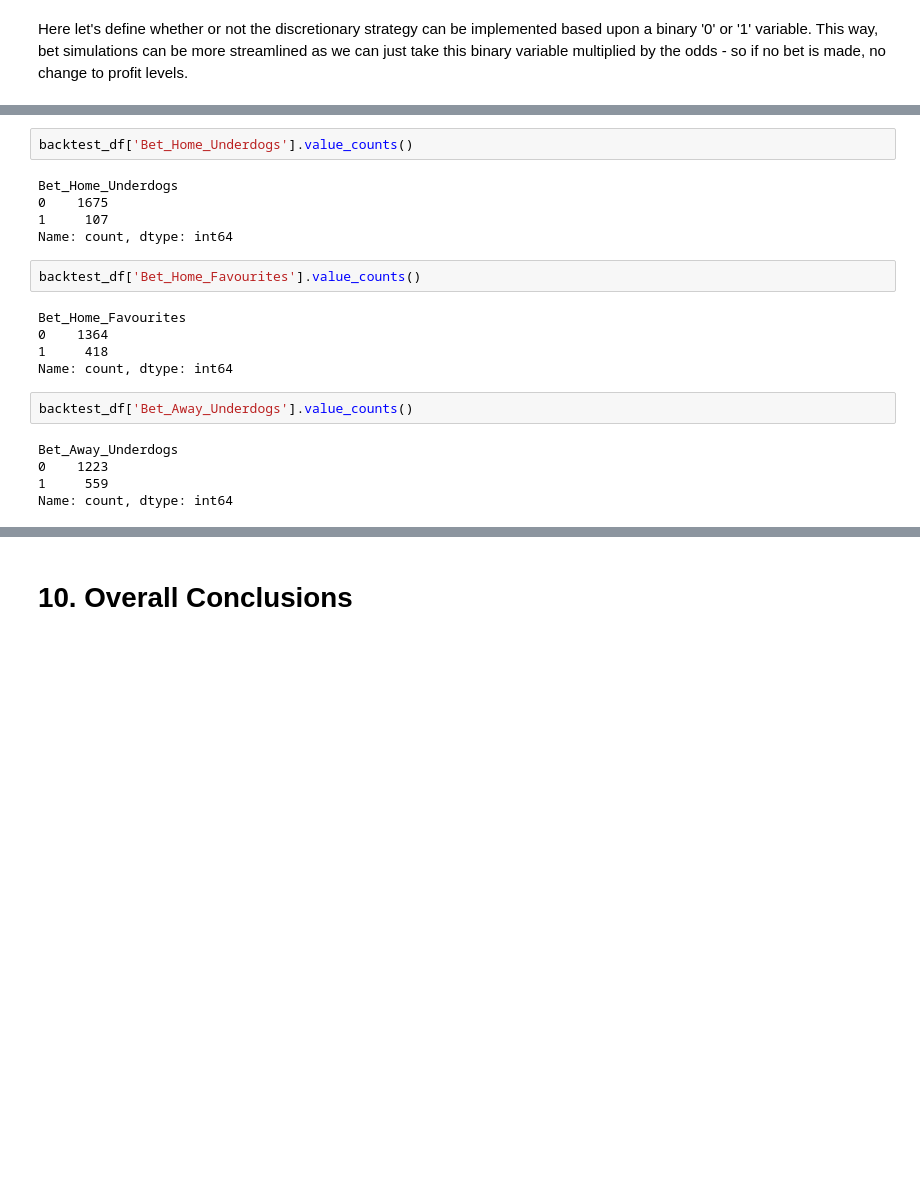
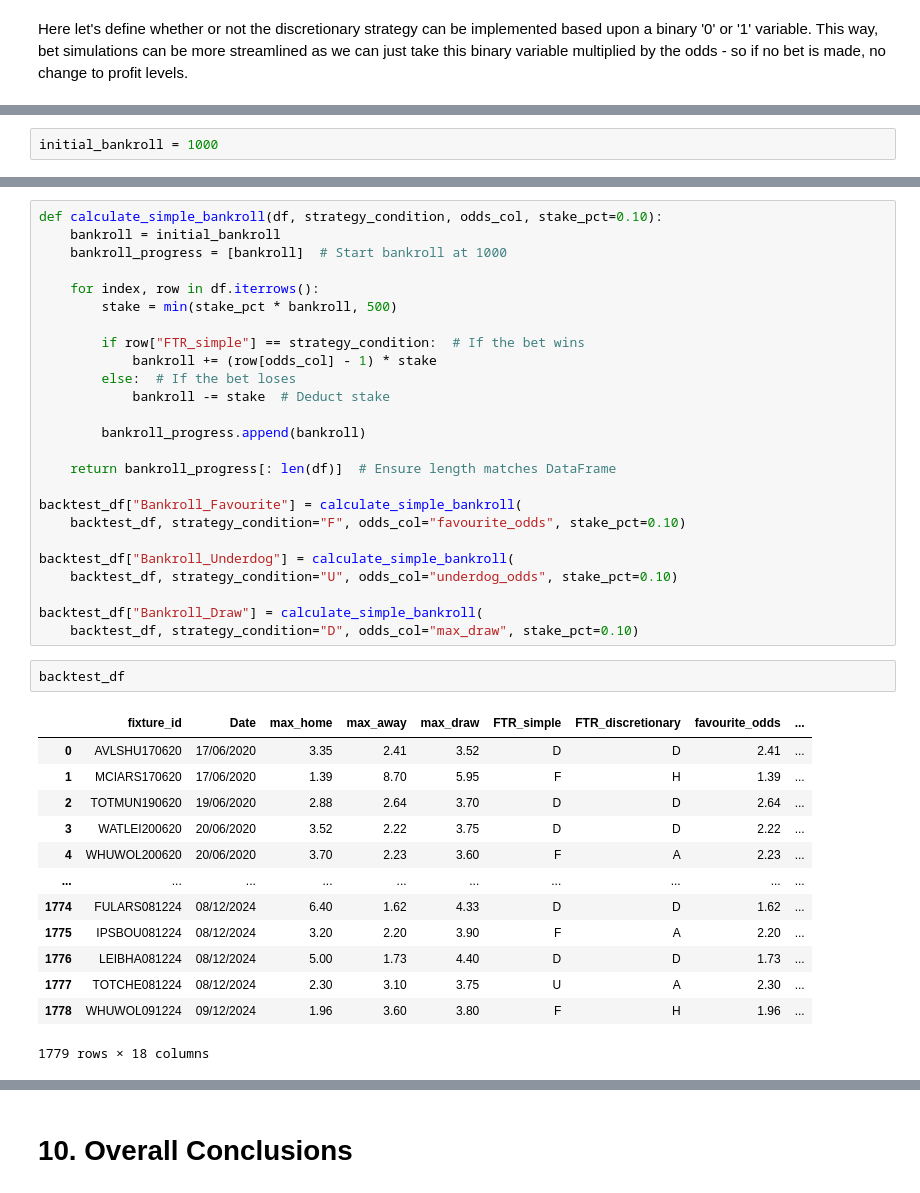
Before and after one commit to thoomkuzhymatthew/EPL_arb_betting, a Jupyter notebook: code/NB03-Simple_Betting_Strategies.ipynb, the cells around one changed output, grey strips where cells are left out. Drawn from its saved outputs; the diff is of its cells as text; blank space fills up the shorter version.

```diff
--- a/code/NB03-Simple_Betting_Strategies.ipynb
+++ b/code/NB03-Simple_Betting_Strategies.ipynb
@@ -609,0 +626,2 @@ Now that we've decided on the dataframe structure let's set up the system for ba
+# %%
+initial_bankroll = 1000
@@ -610,21 +654,41 @@ Now that we've decided on the dataframe structure let's set up the system for ba
+# %%
+def calculate_simple_bankroll(df, strategy_condition, odds_col, stake_pct=0.10):
+    bankroll = initial_bankroll
+    bankroll_progress = [bankroll]  # Start bankroll at 1000
+
+    for index, row in df.iterrows():
+        stake = min(stake_pct * bankroll, 500)
+
+        if row["FTR_simple"] == strategy_condition:  # If the bet wins
+            bankroll += (row[odds_col] - 1) * stake
+        else:  # If the bet loses
+            bankroll -= stake  # Deduct stake
+
+        bankroll_progress.append(bankroll)
+
+    return bankroll_progress[: len(df)]  # Ensure length matches DataFrame
+
+backtest_df["Bankroll_Favourite"] = calculate_simple_bankroll(
+    backtest_df, strategy_condition="F", odds_col="favourite_odds", stake_pct=0.10)
+
+backtest_df["Bankroll_Underdog"] = calculate_simple_bankroll(
+    backtest_df, strategy_condition="U", odds_col="underdog_odds", stake_pct=0.10)
+
+backtest_df["Bankroll_Draw"] = calculate_simple_bankroll(
+    backtest_df, strategy_condition="D", odds_col="max_draw", stake_pct=0.10)
 # %%
-backtest_df['Bet_Home_Underdogs'].value_counts()
+backtest_df
 # %% [output]
+|  | fixture_id | Date | max_home | max_away | max_draw | FTR_simple | FTR_discretionary | favourite_odds | ... |
+| 0 | AVLSHU170620 | 17/06/2020 | 3.35 | 2.41 | 3.52 | D | D | 2.41 | ... |
+| 1 | MCIARS170620 | 17/06/2020 | 1.39 | 8.70 | 5.95 | F | H | 1.39 | ... |
+| 2 | TOTMUN190620 | 19/06/2020 | 2.88 | 2.64 | 3.70 | D | D | 2.64 | ... |
+| 3 | WATLEI200620 | 20/06/2020 | 3.52 | 2.22 | 3.75 | D | D | 2.22 | ... |
+| 4 | WHUWOL200620 | 20/06/2020 | 3.70 | 2.23 | 3.60 | F | A | 2.23 | ... |
+| ... | ... | ... | ... | ... | ... | ... | ... | ... | ... |
+| 1774 | FULARS081224 | 08/12/2024 | 6.40 | 1.62 | 4.33 | D | D | 1.62 | ... |
+| 1775 | IPSBOU081224 | 08/12/2024 | 3.20 | 2.20 | 3.90 | F | A | 2.20 | ... |
+| 1776 | LEIBHA081224 | 08/12/2024 | 5.00 | 1.73 | 4.40 | D | D | 1.73 | ... |
+| 1777 | TOTCHE081224 | 08/12/2024 | 2.30 | 3.10 | 3.75 | U | A | 2.30 | ... |
+| 1778 | WHUWOL091224 | 09/12/2024 | 1.96 | 3.60 | 3.80 | F | H | 1.96 | ... |
-Bet_Home_Underdogs
-0    1675
-1     107
-Name: count, dtype: int64
+1779 rows × 18 columns
-# %%
-backtest_df['Bet_Home_Favourites'].value_counts()
-# %% [output]
-Bet_Home_Favourites
-0    1364
-1     418
-Name: count, dtype: int64
-# %%
-backtest_df['Bet_Away_Underdogs'].value_counts()
-# %% [output]
-Bet_Away_Underdogs
-0    1223
-1     559
-Name: count, dtype: int64
```
Also changed, not shown: parts of 9 cells of this notebook.
